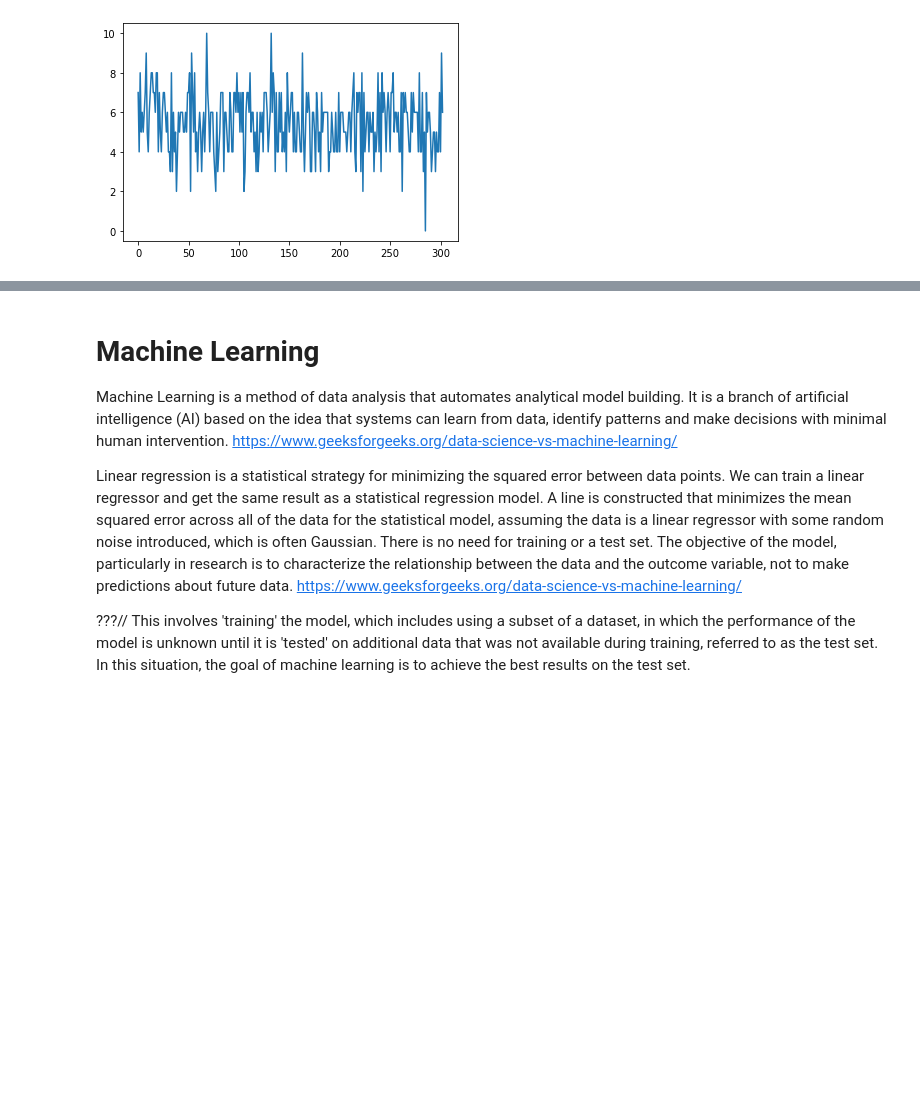
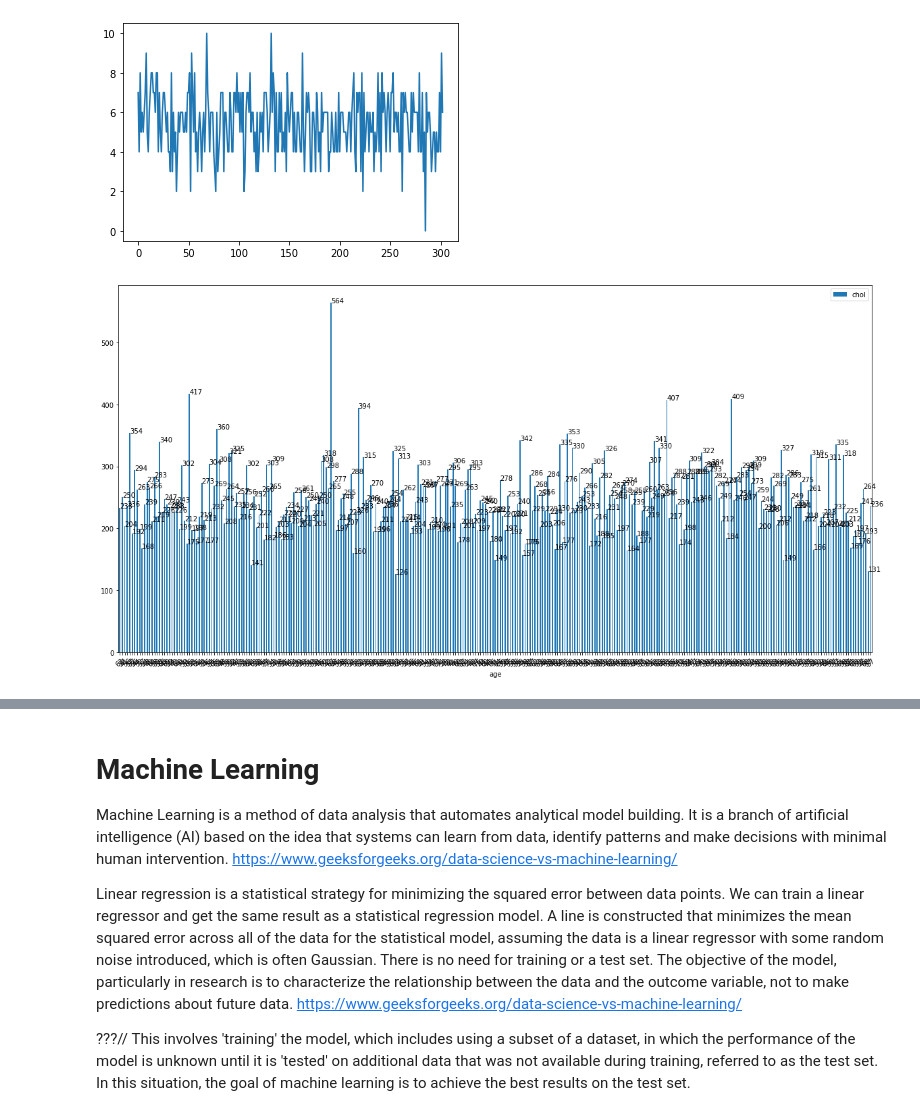
Before and after one commit to Trishmcc/Synthesised_Dataset, a Jupyter notebook: Synthesised_Dataset.ipynb, the cells around one changed output, grey strips where cells are left out. Saved outputs shown, nothing was run; the diff lists cells and outputs as text; code cells hidden in the pictures; blank space fills up the shorter version.

```diff
--- a/Synthesised_Dataset.ipynb
+++ b/Synthesised_Dataset.ipynb
@@ -418,3 +422,12 @@ plt.show()
   6  7  6  6  5  4  4  7  5  7  6  6  6  6  4  8  4  4  7  3  5  0  7  5
   6  6  5  3  4  5  5  3  5  4  4  7  4  9  6]
 [figure]
+# %%
+#Correlation using a bar chart
+
+fig, ax = plt.subplots(figsize=(20, 10))
+heart_data.plot.bar(x = 'age', y = 'chol', rot = 40, ax=ax)
+for p in ax.patches:
+    ax.annotate(np.round(p.get_height(),decimals=2), (p.get_x()+p.get_width()/2., p.get_height()))
+# %% [output]
+[figure, added]
```
Also changed, not shown: parts of 21 cells of this notebook.
